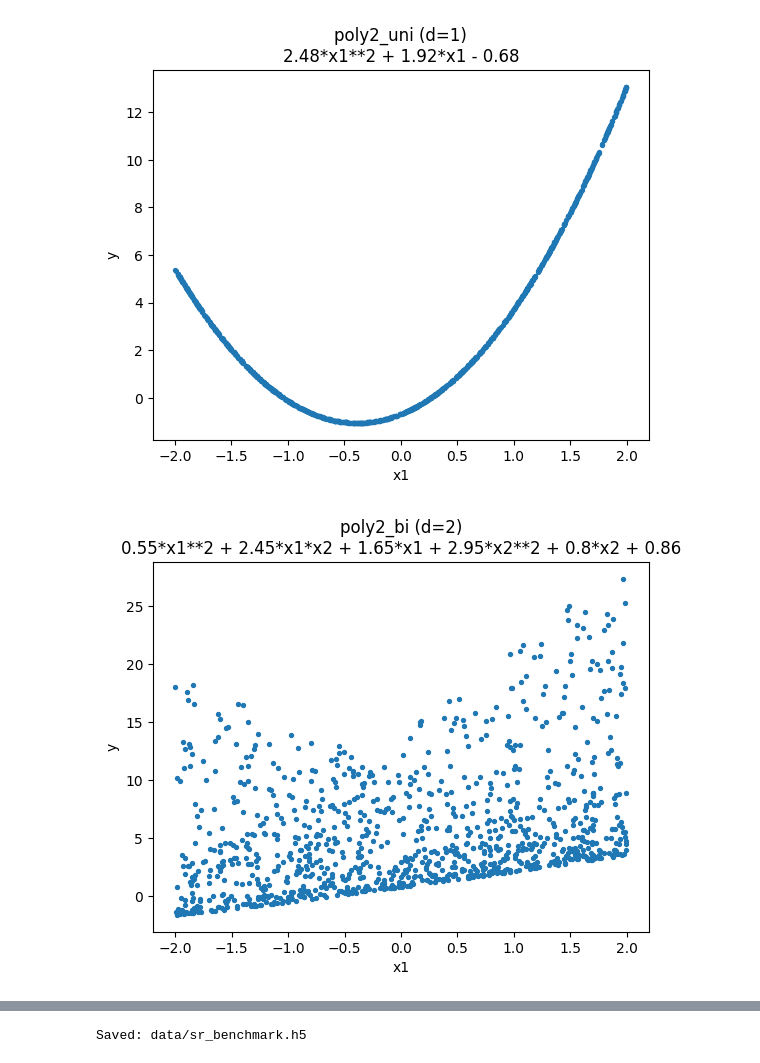
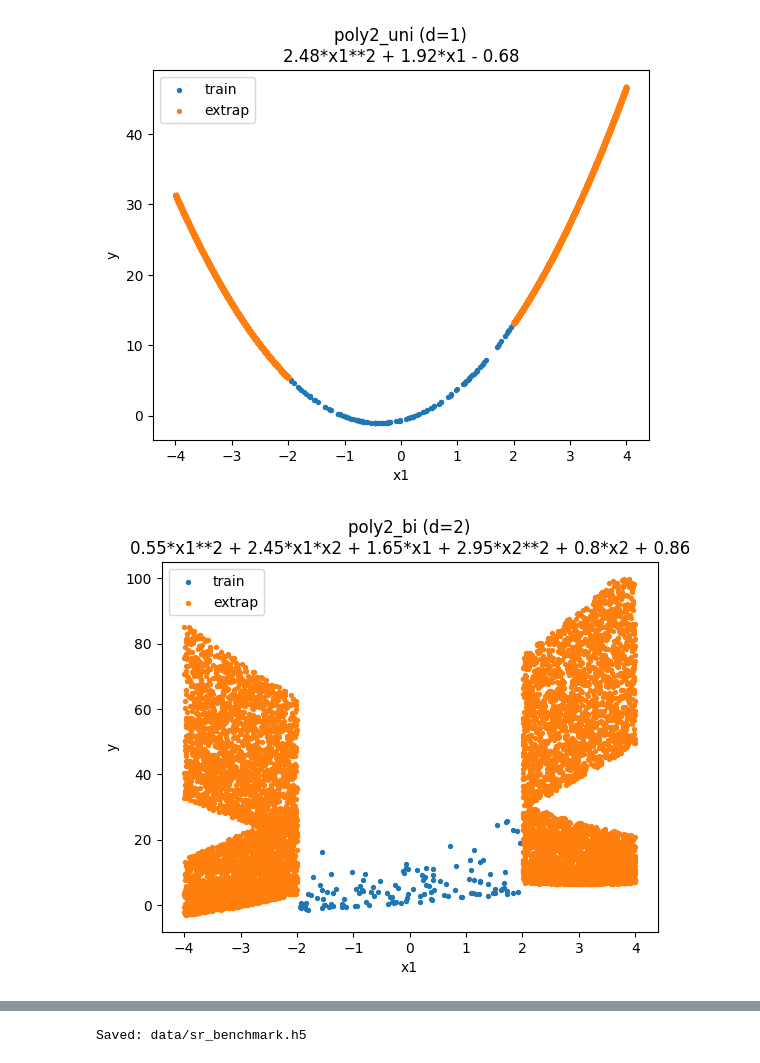
Before and after one commit to seregagarmaev/ComplexEQL, a Jupyter notebook: 1.1. Prepare benchmark expressions.ipynb, the cells around one changed output, grey strips where cells are left out. Drawn from its saved outputs; the diff is of its cells as text; code cells hidden in the pictures.

```diff
--- a/1.1. Prepare benchmark expressions.ipynb
+++ b/1.1. Prepare benchmark expressions.ipynb
@@ -236,9 +236,11 @@ def _rand_poly2_1d_one_pole_in_train_expanded(rng: np.random.RandomState, cfg: D
     raise RuntimeError("Could not sample 1D poly2 denominator with exactly one pole in the training domain.")
 
 
-def _rand_poly2_1d_two_poles_in_train_expanded(rng: np.random.RandomState, cfg: DataCFG, x1: sp.Symbol) -> sp.Expr:
+def _rand_poly2_1d_two_poles_in_train_expanded(rng, cfg, x1):
     dec = cfg.coeff_decimals
-    L, H = cfg.train_low, cfg.train_high
+
+    # force poles to be inside [-1, 1]
+    L, H = -1.0, 1.0
 
     for _ in range(cfg.max_rational_trials):
         a = _coef(rng, cfg)
@@ -261,7 +263,7 @@ def _rand_poly2_1d_two_poles_in_train_expanded(rng: np.random.RandomState, cfg:
             q = _float2(a, dec) * x1**2 + _float2(b, dec) * x1 + _float2(c, dec)
             return sp.expand(q)
 
-    raise RuntimeError("Could not sample 1D poly2 denominator with two poles in training domain.")
+    raise RuntimeError("Could not sample 1D poly2 denominator with two poles in [-1, 1].")
 
 
 def _rand_parabola_poly2_2d_in_train_expanded(rng: np.random.RandomState, cfg: DataCFG, x1: sp.Symbol, x2: sp.Symbol) -> sp.Expr:
@@ -390,10 +392,12 @@ def main() -> None:
             )
 
             plt.figure()
-            plt.scatter(Xtr[:, 0], ytr, s=8)
+            plt.scatter(Xtr[:, 0], ytr, s=8, label="train")
+            plt.scatter(Xte_e[:, 0], yte_e, s=8, label="extrap")
             plt.xlabel("x1")
             plt.ylabel("y")
             plt.title(f"{name} (d={d})\n{expr}")
+            plt.legend()
             plt.show()
 
             g_tr = g.create_group("train")
@@ -429,2 +433,2 @@ if __name__ == "__main__":
-[figure, old version]
+[figure, new version]
-[figure, old version]
+[figure, new version]
```
Also changed, not shown: parts of 1 cell of this notebook, 6 other files.
